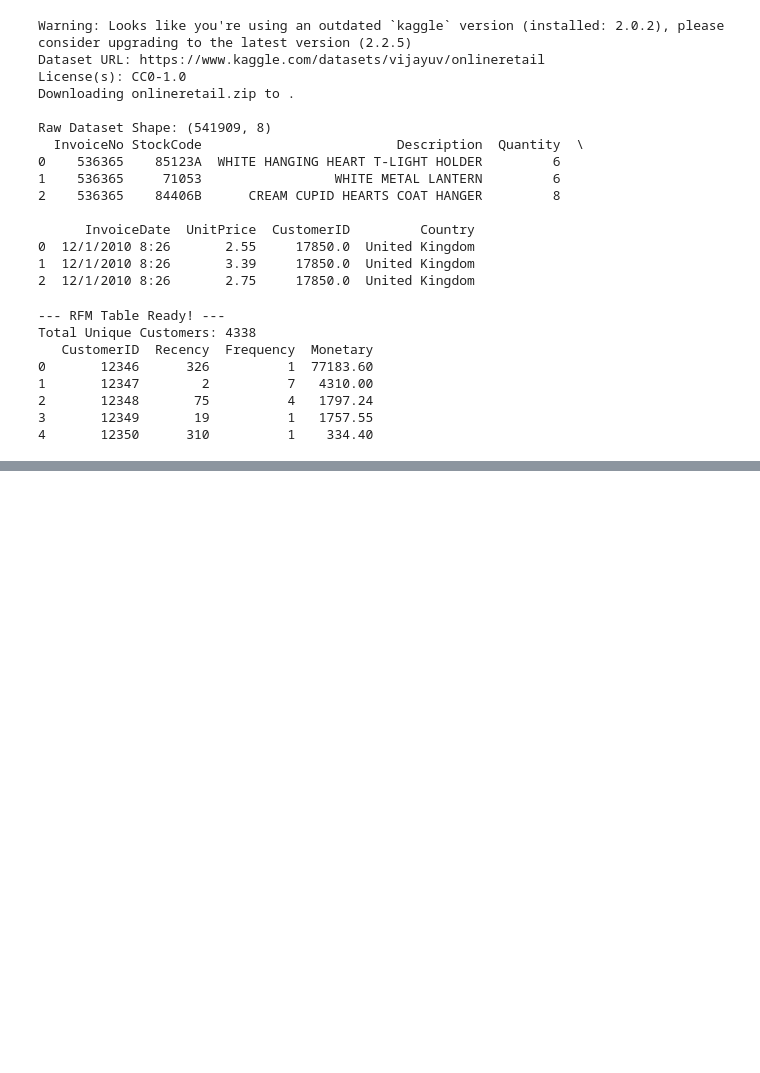
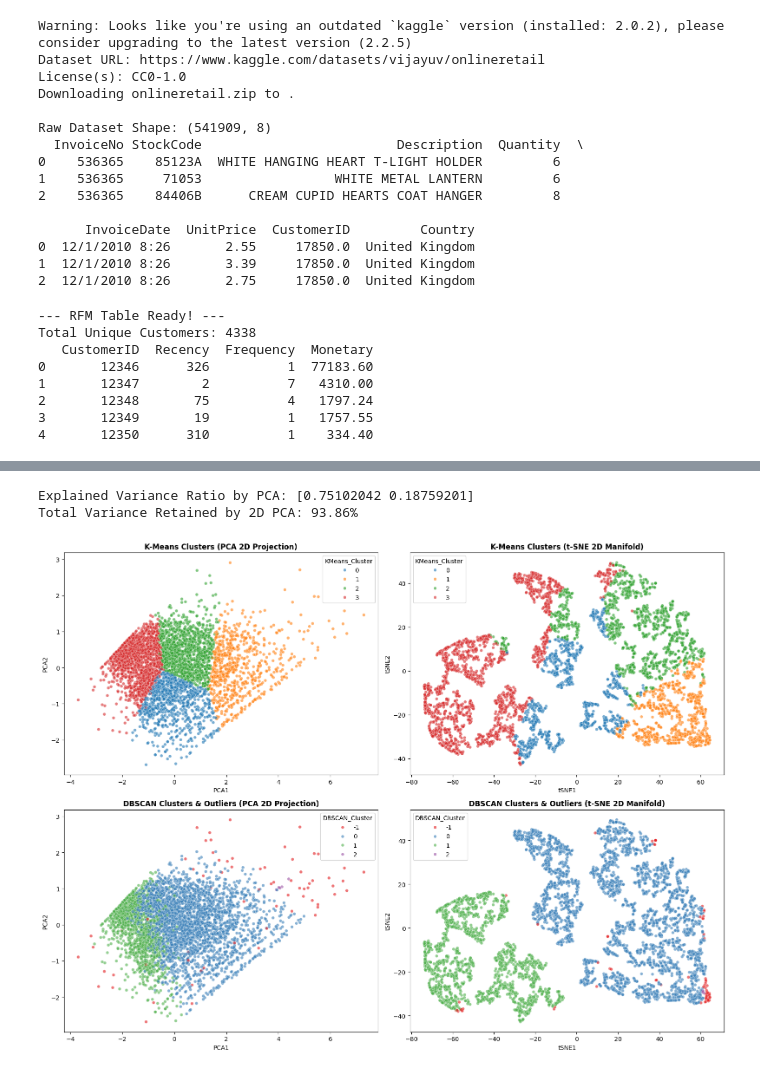
Before and after one commit to too-baa/e-commerce-customer-segmentation, a Jupyter notebook: CaseStudy4.ipynb, the cells around one changed output, grey strips where cells are left out. Cells and saved outputs as stored; diff of their text form; code cells hidden in the pictures; blank space fills up the shorter version.

```diff
--- a/CaseStudy4.ipynb
+++ b/CaseStudy4.ipynb
@@ -79,0 +271,20 @@ Total Unique Customers: 4338
+# %%
+from sklearn.cluster import DBSCAN
+
+# 1. Fit DBSCAN using the eps identified from your knee plot
+dbscan = DBSCAN(eps=0.45, min_samples=5)
+rfm['DBSCAN_Cluster'] = dbscan.fit_predict(X_scaled)
+
+# 2. Inspect cluster sizes
+print("--- Customer Count per DBSCAN Cluster ---")
+print(rfm['DBSCAN_Cluster'].value_counts().sort_index())
+
+# 3. Compare Noise (-1) vs Regular Customers (Original unscaled metrics)
+dbscan_summary = rfm.groupby('DBSCAN_Cluster').agg({
+    'Recency': 'mean',
+    'Frequency': 'mean',
+    'Monetary': ['mean', 'count']
+}).round(1)
+
+print("\n--- DBSCAN Cluster Summary (Real RFM Averages) ---")
+print(dbscan_summary)
@@ -79,0 +308,57 @@ Total Unique Customers: 4338
+# %%
+import matplotlib.pyplot as plt
+import seaborn as sns
+from sklearn.decomposition import PCA
+from sklearn.manifold import TSNE
+
+# 1. Apply PCA (Linear)
+pca = PCA(n_components=2, random_state=42)
+pca_features = pca.fit_transform(X_scaled)
+rfm['PCA1'] = pca_features[:, 0]
+rfm['PCA2'] = pca_features[:, 1]
+
+print(f"Explained Variance Ratio by PCA: {pca.explained_variance_ratio_}")
+print(f"Total Variance Retained by 2D PCA: {pca.explained_variance_ratio_.sum() * 100:.2f}%\n")
+
+# 2. Apply t-SNE (Non-Linear)
+# perplexity controls balance between local and global structure (typical values: 30 to 50)
+tsne = TSNE(n_components=2, perplexity=40, random_state=42, max_iter=1000)
+tsne_features = tsne.fit_transform(X_scaled)
+rfm['tSNE1'] = tsne_features[:, 0]
+rfm['tSNE2'] = tsne_features[:, 1]
+
+# 3. Plot Comparison Visualizations
+fig, axes = plt.subplots(2, 2, figsize=(16, 12))
+
+# Row 1: K-Means viewed via PCA vs t-SNE
+sns.scatterplot(
+    ax=axes[0, 0], data=rfm, x='PCA1', y='PCA2',
+    hue='KMeans_Cluster', palette='tab10', alpha=0.6, s=25
+)
+axes[0, 0].set_title('K-Means Clusters (PCA 2D Projection)', fontsize=12, fontweight='bold')
+
+sns.scatterplot(
+    ax=axes[0, 1], data=rfm, x='tSNE1', y='tSNE2',
+    hue='KMeans_Cluster', palette='tab10', alpha=0.6, s=25
+)
+axes[0, 1].set_title('K-Means Clusters (t-SNE 2D Manifold)', fontsize=12, fontweight='bold')
+
+# Row 2: DBSCAN viewed via PCA vs t-SNE
+sns.scatterplot(
+    ax=axes[1, 0], data=rfm, x='PCA1', y='PCA2',
+    hue='DBSCAN_Cluster', palette='Set1', alpha=0.6, s=25
+)
+axes[1, 0].set_title('DBSCAN Clusters & Outliers (PCA 2D Projection)', fontsize=12, fontweight='bold')
+
+sns.scatterplot(
+    ax=axes[1, 1], data=rfm, x='tSNE1', y='tSNE2',
+    hue='DBSCAN_Cluster', palette='Set1', alpha=0.6, s=25
+)
+axes[1, 1].set_title('DBSCAN Clusters & Outliers (t-SNE 2D Manifold)', fontsize=12, fontweight='bold')
+
+plt.tight_layout()
+plt.show()
+# %% [output]
+Explained Variance Ratio by PCA: [0.75102042 0.18759201]
+Total Variance Retained by 2D PCA: 93.86%
+[figure, added]
```
Also changed, not shown: parts of 10 cells of this notebook.
